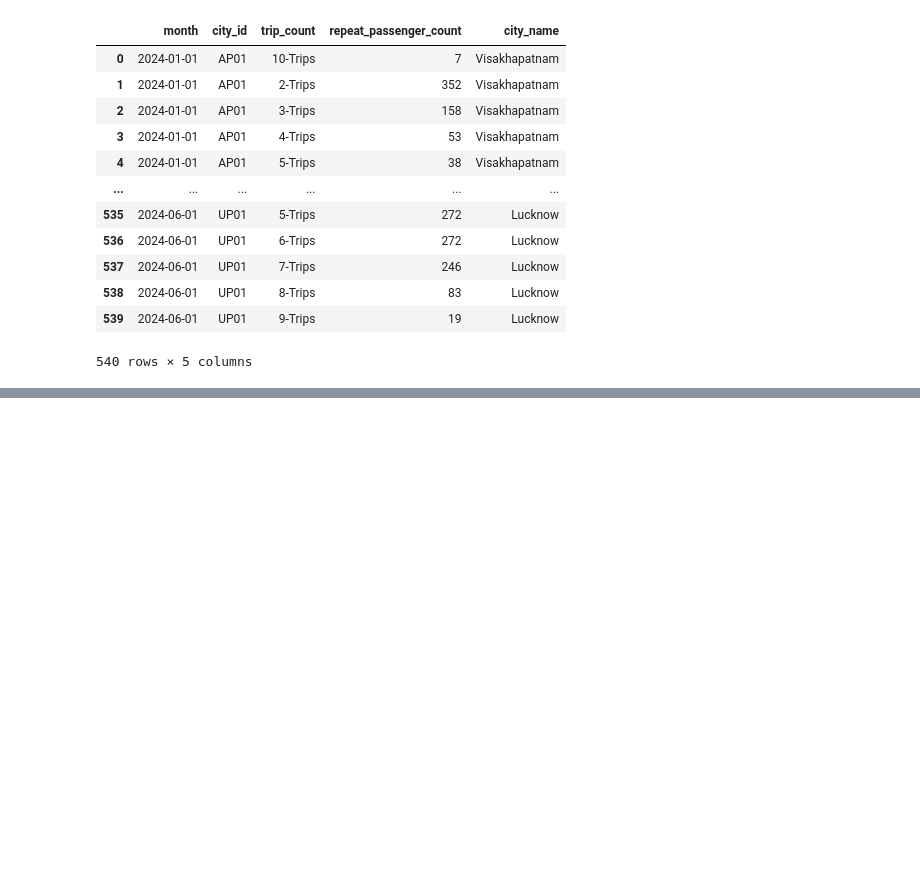
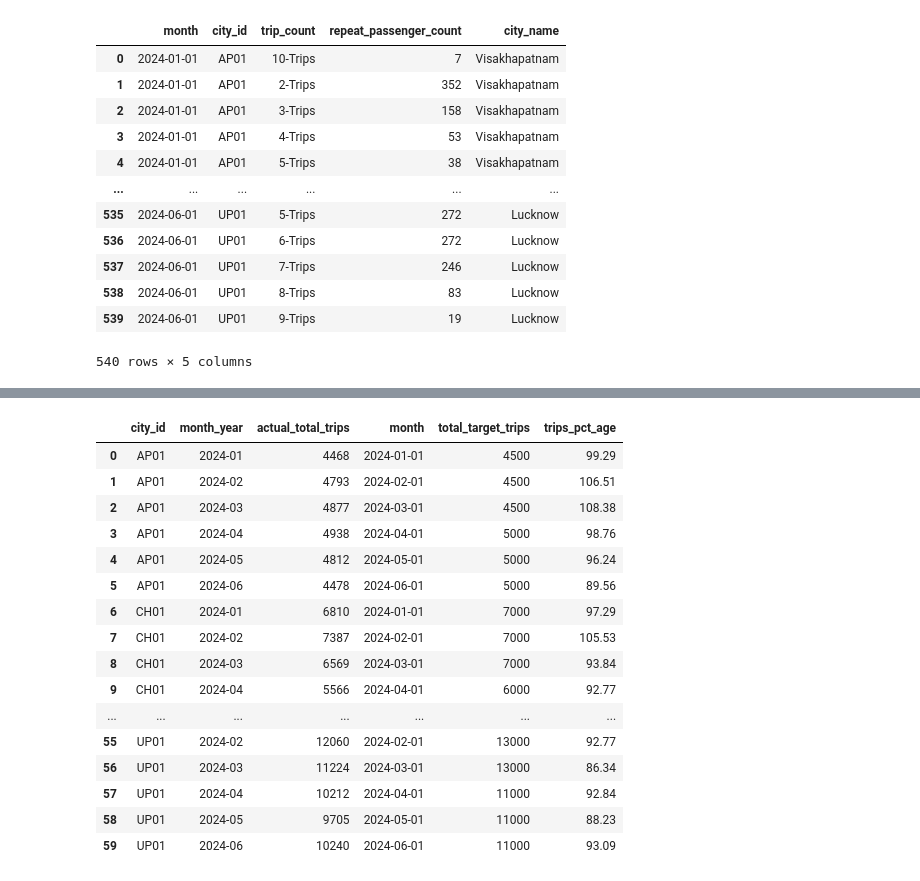
Before and after one commit to SurakshitKapoor/Urban-Mobility-Analytics-ML-Platform, a Jupyter notebook: fare_price_prediction/notebooks/EDA - Primary Asked Questions.ipynb, the cells around one changed output, grey strips where cells are left out. Saved outputs shown, nothing was run; the diff lists cells and outputs as text; code cells hidden in the pictures; blank space fills up the shorter version.

```diff
--- a/fare_price_prediction/notebooks/EDA - Primary Asked Questions.ipynb
+++ b/fare_price_prediction/notebooks/EDA - Primary Asked Questions.ipynb
@@ -307,27 +308,0 @@ repeat_freq
-# %%
-# # ---- Actual trips per city and their months
-# ---- Join trip targets
-trip_target_perf = (
-    actual_trips
-    .merge(monthly_target_trips, on=["city_id", "month"], how="left")
-)
-fact_trips["month"] = pd.to_datetime(fact_trips["date"]).dt.to_period("M").astype(str)
-
-actual_trips = (
-    fact_trips
-    .groupby(["city_id", "month"])
-    .size()
-    .reset_index(name="actual_trips")
-)
-
-# actual_trips
-
-# ---- Join trip targets
-monthly_target_trips["month_year"] = pd.to_datetime(monthly_target_trips["month"]).dt.to_period("M").astype(str)
-
-trip_target_perf = (
-    actual_trips
-    .merge(monthly_target_trips, on=["city_id", "month_year"], how="left")
-)
-
-trip_target_perf
@@ -390,0 +309,36 @@ new_passenger_perf
+# %%
+# for Trips
+
+fact_trips.rename(columns={'month':'month_year'}, inplace=True)
+# %%
+# creating a new col. with proper naming
+monthly_target_trips['month_year'] = monthly_target_trips['month'].dt.to_period("M")
+# monthly_target_trips
+# %%
+# fact_trips.head()
+
+result = (fact_trips.groupby(['city_id', 'month_year']).agg(actual_total_trips=("trip_id", "count")).reset_index()
+        .merge(monthly_target_trips, on=['city_id', 'month_year'], how='left') )
+
+# result
+
+result['trips_pct_age'] = round( (result['actual_total_trips'] / result['total_target_trips']) * 100, 2)
+result
+# %% [output]
+|  | city_id | month_year | actual_total_trips | month | total_target_trips | trips_pct_age |
+| 0 | AP01 | 2024-01 | 4468 | 2024-01-01 | 4500 | 99.29 |
+| 1 | AP01 | 2024-02 | 4793 | 2024-02-01 | 4500 | 106.51 |
+| 2 | AP01 | 2024-03 | 4877 | 2024-03-01 | 4500 | 108.38 |
+| 3 | AP01 | 2024-04 | 4938 | 2024-04-01 | 5000 | 98.76 |
+| 4 | AP01 | 2024-05 | 4812 | 2024-05-01 | 5000 | 96.24 |
+| 5 | AP01 | 2024-06 | 4478 | 2024-06-01 | 5000 | 89.56 |
+| 6 | CH01 | 2024-01 | 6810 | 2024-01-01 | 7000 | 97.29 |
+| 7 | CH01 | 2024-02 | 7387 | 2024-02-01 | 7000 | 105.53 |
+| 8 | CH01 | 2024-03 | 6569 | 2024-03-01 | 7000 | 93.84 |
+| 9 | CH01 | 2024-04 | 5566 | 2024-04-01 | 6000 | 92.77 |
+| ... | ... | ... | ... | ... | ... | ... |
+| 55 | UP01 | 2024-02 | 12060 | 2024-02-01 | 13000 | 92.77 |
+| 56 | UP01 | 2024-03 | 11224 | 2024-03-01 | 13000 | 86.34 |
+| 57 | UP01 | 2024-04 | 10212 | 2024-04-01 | 11000 | 92.84 |
+| 58 | UP01 | 2024-05 | 9705 | 2024-05-01 | 11000 | 88.23 |
+| 59 | UP01 | 2024-06 | 10240 | 2024-06-01 | 11000 | 93.09 |
```
Also changed, not shown: parts of 9 cells of this notebook.
